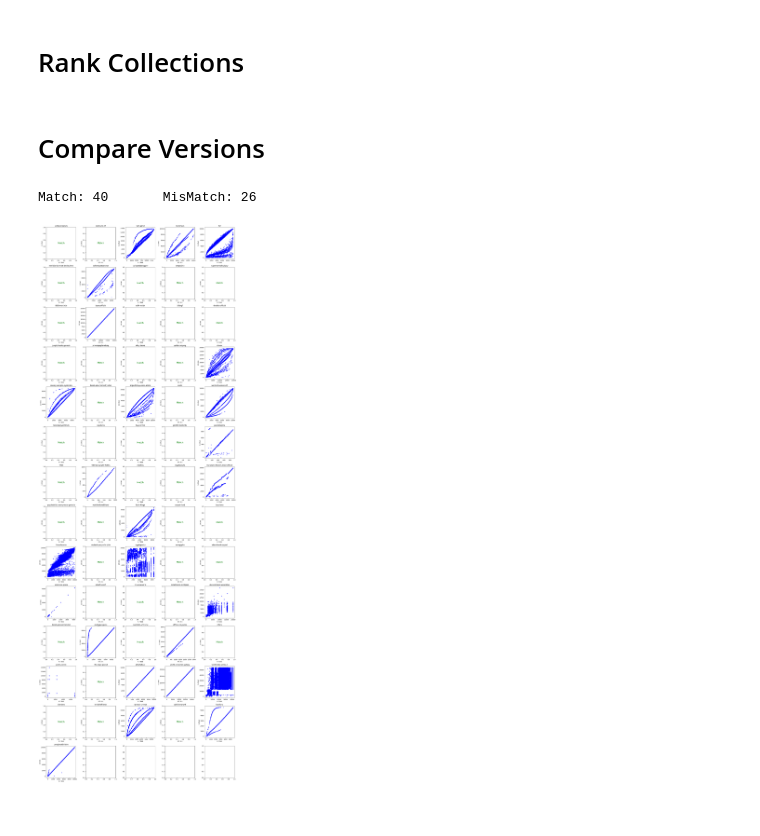
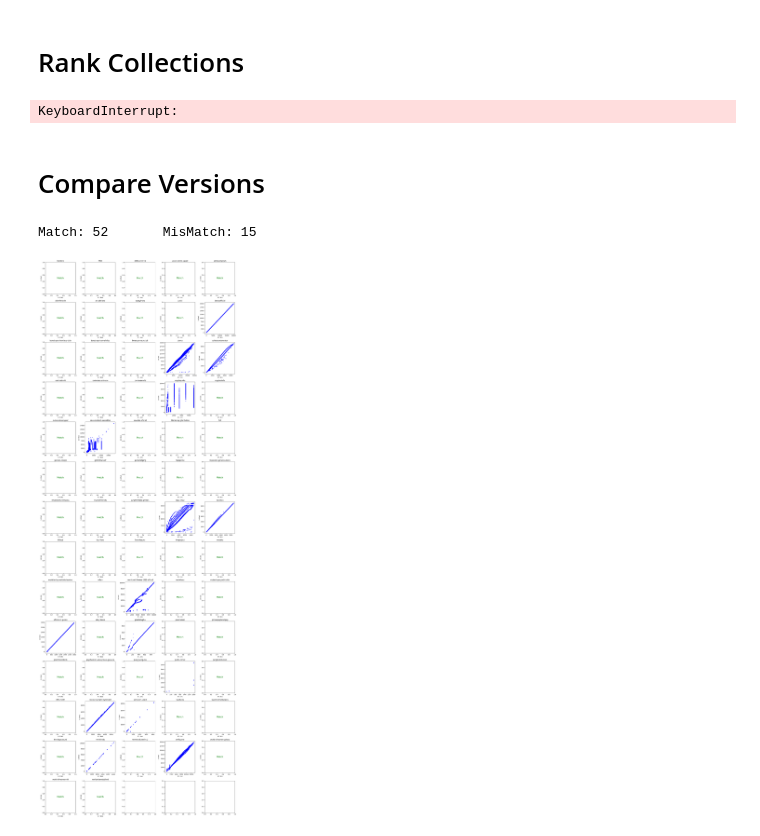
Before and after one commit to OpenRarity/open-rarity, a Jupyter notebook: notebooks/RegressionTests.ipynb, the cells around one changed output. Drawn from its saved outputs; the diff is of its cells as text; code cells hidden in the pictures.

```diff
--- a/notebooks/RegressionTests.ipynb
+++ b/notebooks/RegressionTests.ipynb
@@ -9,15 +9,26 @@ import numpy as np
 import math
 from tqdm import tqdm
 
-DATA = Path("../data/regression-tests/")
-_100a1 = {p.stem: p for p in (DATA / "1.0.0a1").glob("*.json")}
-_071b0 = {p.stem: p for p in (DATA / "0.7.1b0").glob("*.json")}
-collections = set(_100a1).intersection(set(_071b0))
+DATA = Path("../data/regression-tests/v2")
 # %% [markdown]
 # Rank Collections
 # %%
 collections = list((DATA / "metadata").glob("*.json"))
-
+collections = [DATA / f"metadata/{c}.json" for c in ['beanzofficial',
+ 'clonex',
+ 'collectvoxtownstar',
+ 'cryptopunks',
+ 'decentraland-wearables',
+ 'kaiju-kingz',
+ 'karafuru',
+ 'murakami-flowers-2022-official',
+ 'official-v1-punks',
+ 'parallelalpha',
+ 'punks-comic',
+ 'sneaky-vampire-syndicate',
+ 'somnium-space',
+ 'veefriends',
+ 'wolf-game']]
 for c in (pbar := tqdm(collections)):
     pbar.set_description(c.stem)
 
@@ -26,48 +37,52 @@ for c in (pbar := tqdm(collections)):
     ranks = tc.rank_collection()
     (DATA / f"1.0.0a1/{c.stem}.json").write_text(json.dumps(ranks, indent=2))
     del tokens, tc, ranks
+# %% [output]
+KeyboardInterrupt:
 # %% [markdown]
 # Compare Versions
 # %%
+_100a1 = {p.stem: p for p in (DATA / "1.0.0a1").glob("*.json")}
+_071b0 = {p.stem: p for p in (DATA / "0.7.1b0").glob("*.json")}
+collections = sorted(set(_100a1).intersection(set(_071b0)))
+
 plt.close("all")
 ncols = 5
 nrows = math.ceil(len(collections) / ncols)
 fig, axes = plt.subplots(nrows, ncols, figsize=(ncols * 4, nrows * 4))
 axes = axes.flatten()
 
 comps = {}
 matches = defaultdict(list)
 for i, c in enumerate(collections):
-    old = json.loads(_071b0[c].read_text())
-    joined = pd.DataFrame(
-        [
-            {"token_id": t["token_id"], "old": old[t["token_id"]], "new": t["rank"]}
-            for t in json.loads(_100a1[c].read_text())
-        ]
-    )
-    _matches = bool(np.prod(joined["old"] == joined["new"]))
+    old = pd.DataFrame(json.loads(_071b0[c].read_text()))
+    new = pd.DataFrame(json.loads(_100a1[c].read_text()))
+
+    joined = pd.merge(old, new, on="token_id", suffixes=("_0.7.1b0", "_1.0.0a1"))
+    _matches = bool(np.prod(joined["rank_0.7.1b0"] == joined["rank_1.0.0a1"]))
     matches[_matches].append(c)
     comps[c] = joined
     axes[i].set_title(c)
     axes[i].set_xlabel("0.7.1b1", fontsize=10)
     axes[i].set_ylabel("1.0.0a1", fontsize=10)
     if not _matches:
-        axes[i].plot(joined["old"], joined["new"], "b.")
+        axes[i].plot(joined["rank_0.7.1b0"], joined["rank_1.0.0a1"], "b.")
     if _matches:
         axes[i].annotate(
             "Match",
             xy=(0.5, 0.5),
             xytext=(0.5, 0.5),
             xycoords="axes fraction",
             color="green",
             fontsize=16,
             ha="center",
             va="center",
         )
 print(f"Match: {len(matches[True])}\tMisMatch: {len(matches[False])}")
 fig.tight_layout()
 
+fig.savefig(str(DATA / "Matches.png"))
 plt.show()
 # %% [output]
-Match: 40       MisMatch: 26
+Match: 52       MisMatch: 15
-[figure, old version]
+[figure, new version]
```
Also changed, not shown: parts of 17 cells of this notebook, 2 other files.
